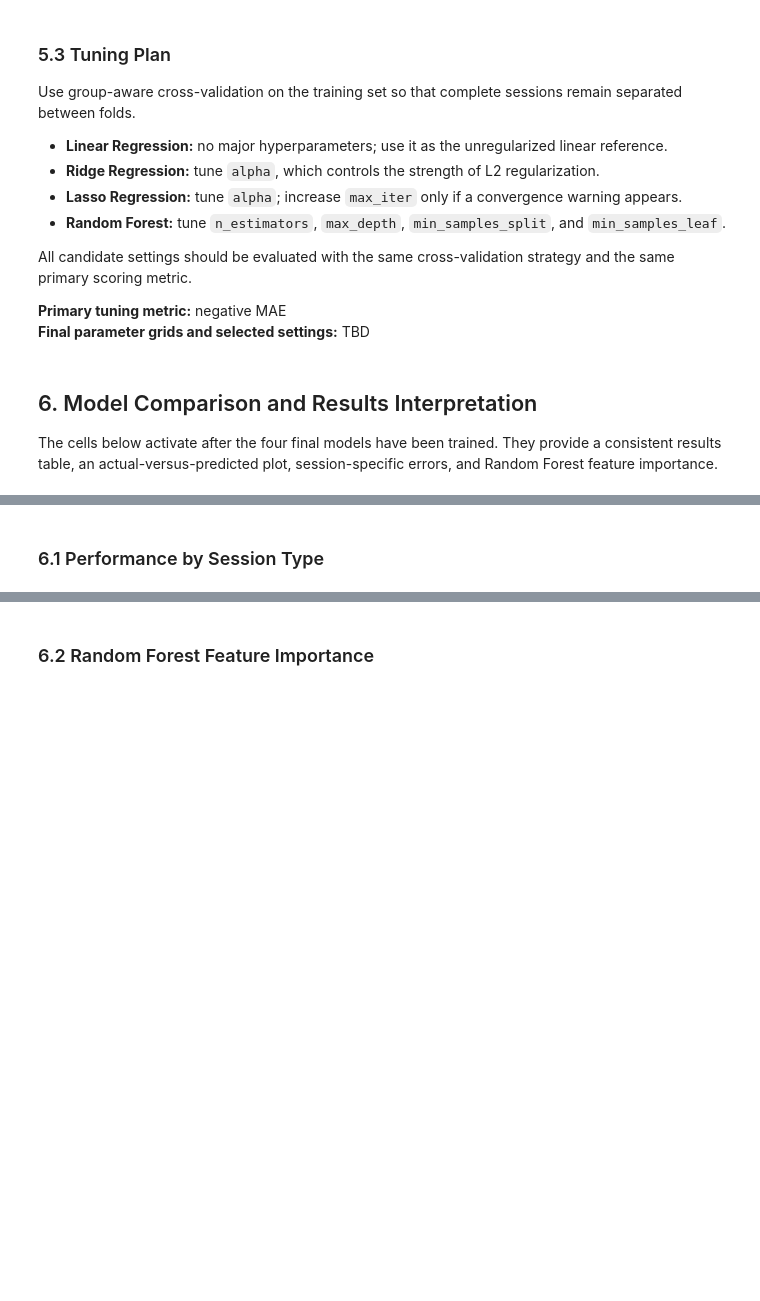
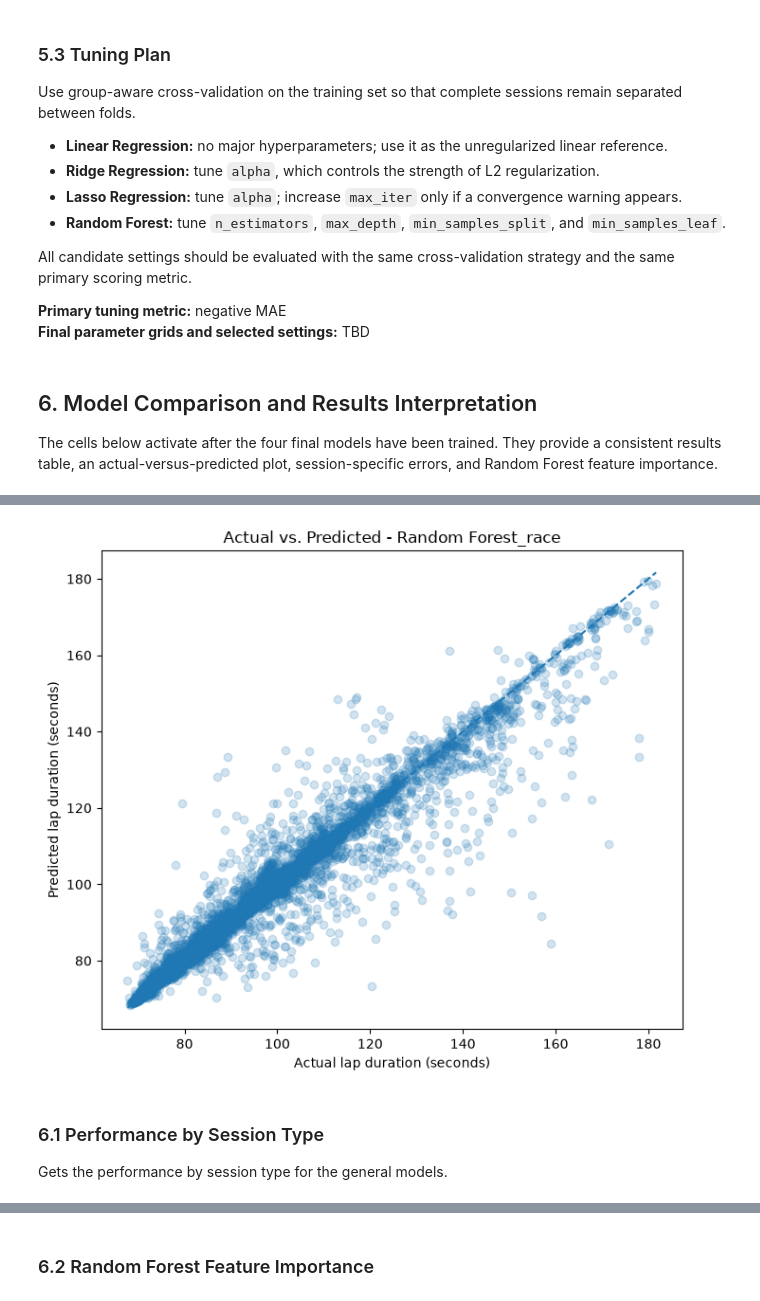
Before and after one commit to Sean-Staszewski/F1-Grand-Prix-Predictor, a Jupyter notebook: Project_Notebook_Results.ipynb, the cells around one changed output, grey strips where cells are left out. Saved outputs shown, nothing was run; the diff lists cells and outputs as text; code cells hidden in the pictures; blank space fills up the shorter version.

```diff
--- a/Project_Notebook_Results.ipynb
+++ b/Project_Notebook_Results.ipynb
@@ -874,12 +884,12 @@ if not model_features:
 
 
 
-# df = df.dropna().drop_duplicates()
+df_clean = df_clean.dropna().drop_duplicates()
 
 # # Within lap times, the maximum values are drastically large, and it can be reasonably assumed they are erronious.
 # # Thus I will remove the 93rd percentile of laps so the linear regression models won't be penalized by unrealistic lap times.
-# cutoff = df["lap_duration"].quantile(0.93)
-# df_cleaned = df[df["lap_duration"] <= cutoff]
+cutoff = df_clean["lap_duration"].quantile(0.93)
+df_clean = df_clean[df_clean["lap_duration"] <= cutoff]
 
-# display(df_cleaned[["lap_duration"]].describe())
-# display(df_cleaned.info())
+display(df_clean[["lap_duration"]].describe())
+display(df_clean.info())
@@ -1035,6 +1076,7 @@ result_rows = [baseline_metrics]
 
 if RUN_MODELS:
     for model_name, estimator in model_definitions.items():
+
         print(f"Training {model_name}...")
         pipeline = Pipeline(
             steps=[
@@ -1042,12 +1084,26 @@ if RUN_MODELS:
                 ("model", estimator),
             ]
         )
-        fitted, predictions, metrics = evaluate_pipeline(
-            model_name, pipeline, X_train, y_train, X_test, y_test
+
+        model_name_general = f"{model_name}_general"
+        model_name_race = f"{model_name}_race"
+
+        fitted_general, predictions_general, metrics_general = evaluate_pipeline(
+            model_name_general, pipeline, X_train, y_train, X_test, y_test
         )
-        fitted_models[model_name] = fitted
-        model_predictions[model_name] = predictions
-        result_rows.append(metrics)
+
+        fitted_race, predictions_race, metrics_race = evaluate_pipeline(
+            model_name_race, pipeline, X_race_train, y_race_train, X_race_test, y_race_test
+        )
+
+        fitted_models[model_name_general] = fitted_general
+        fitted_models[model_name_race] = fitted_race
+
+        model_predictions[model_name_general] = predictions_general
+        model_predictions[model_name_race] = predictions_race
+
+        result_rows.append(metrics_general)
+        result_rows.append(metrics_race)
 else:
     print("RUN_MODELS is False. Model metrics remain TBD until the final experiment is run.")
 
@@ -1094,27 +1172,35 @@ else:
 # %%
 if model_predictions:
     best_model_name = (
         pd.DataFrame(result_rows)
         .query("Model != 'Median Baseline'")
         .sort_values("MAE")
         .iloc[0]["Model"]
     )
+
+    #
+    y_actual = y_race_test if "race" in best_model_name else y_test
+
     best_predictions = model_predictions[best_model_name]
 
     plt.figure(figsize=(7, 6))
-    plt.scatter(y_test, best_predictions, alpha=0.2)
-    lower = min(y_test.min(), best_predictions.min())
-    upper = max(y_test.max(), best_predictions.max())
+    plt.scatter(y_actual, best_predictions, alpha=0.2)
+    lower = min(y_actual.min(), best_predictions.min())
+    upper = max(y_actual.max(), best_predictions.max())
     plt.plot([lower, upper], [lower, upper], linestyle="--")
     plt.xlabel("Actual lap duration (seconds)")
     plt.ylabel("Predicted lap duration (seconds)")
     plt.title(f"Actual vs. Predicted - {best_model_name}")
     plt.tight_layout()
     plt.show()
 else:
     print("Prediction diagnostic: TBD")
+# %% [output]
+[figure, added]
 # %% [markdown]
 ### 6.1 Performance by Session Type
+
+Gets the performance by session type for the general models.
 # %%
 if model_predictions and "session_type" in X_test.columns:
     session_results = []
```
Also changed, not shown: parts of 16 cells of this notebook.
